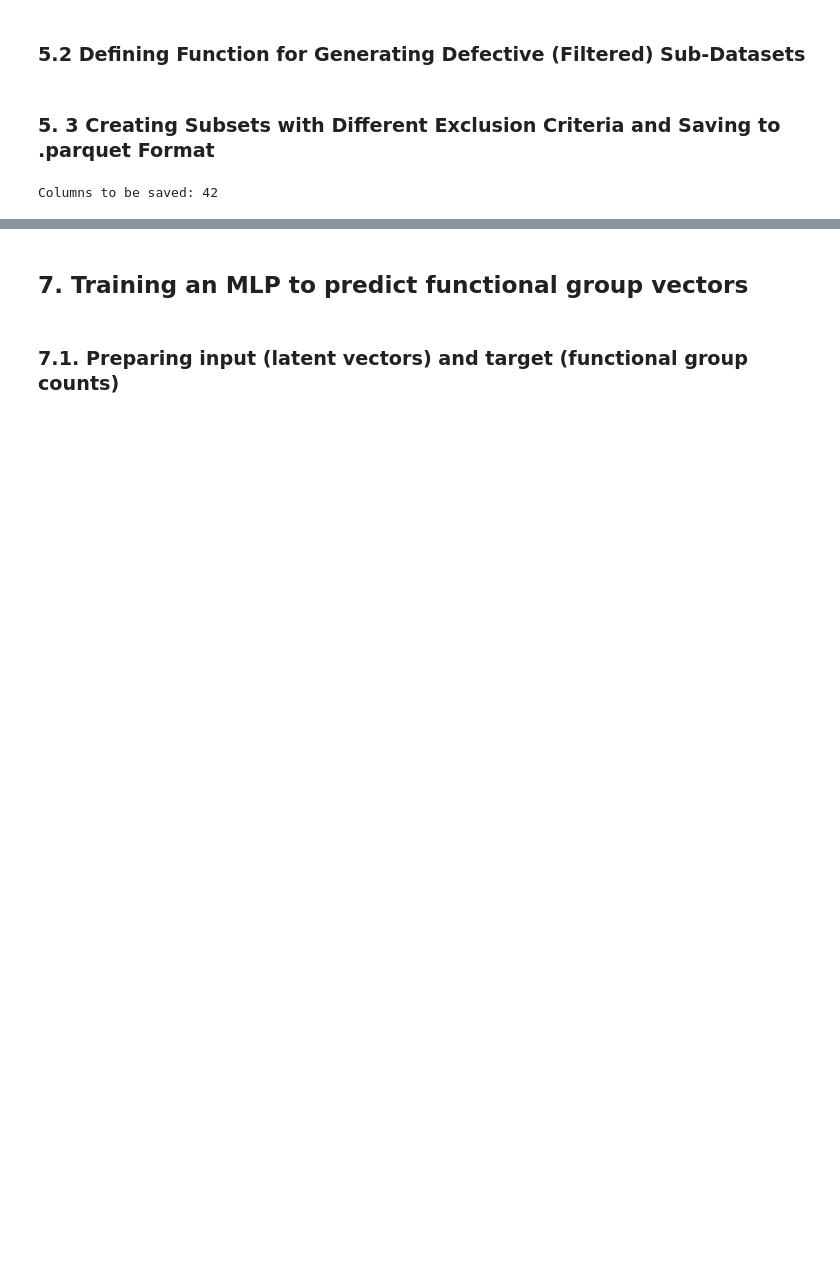
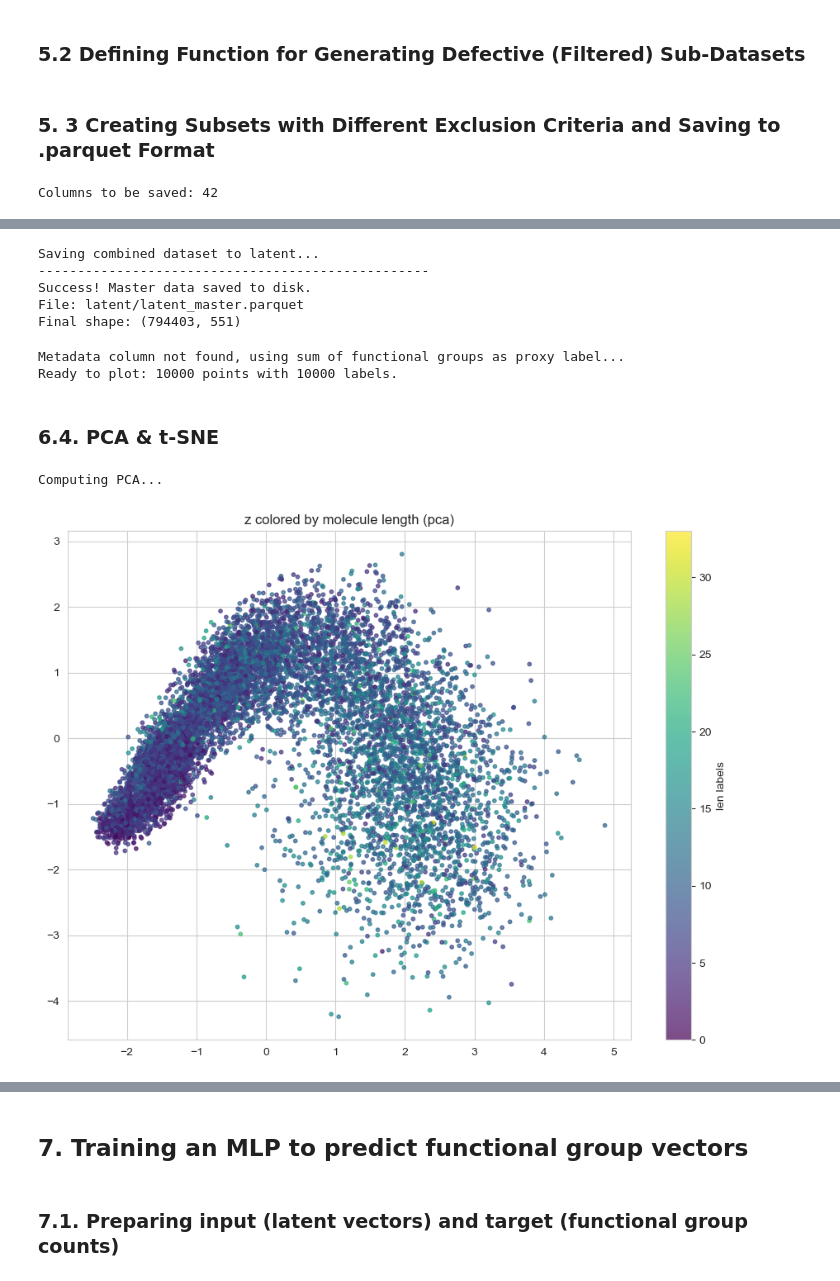
Before and after one commit to JanAndrzejewski050/Molecular-Spectro-Latent-Modeling, a Jupyter notebook: selfies_intro.ipynb, the cells around one changed output, grey strips where cells are left out. Cells and saved outputs as stored; diff of their text form; code cells hidden in the pictures; blank space fills up the shorter version.

Commit message:
add MLP functional group predictor and master dataset sync

```diff
--- a/selfies_intro.ipynb
+++ b/selfies_intro.ipynb
@@ -1535,0 +1667,79 @@ Saved: datasets/subset_nitrogen_only.parquet
+# %%
+''' Saving processed latent vectors and labels to Parquet '''
+
+if not os.path.exists(LATENT_DIR):
+    os.makedirs(LATENT_DIR)
+
+print(f"Saving combined dataset to {LATENT_DIR}...")
+
+# 1. Create DataFrame for latent vectors
+latent_cols = [f'latent_{i}' for i in range(z.shape[1])]
+df_latent = pd.DataFrame(z, columns=latent_cols)
+
+# 2. Create DataFrame for functional group labels
+# Uses names from fg_cols as column headers
+df_labels = pd.DataFrame(y_data, columns=fg_cols)
+
+# 3. Concatenate and save to disk
+master_df = pd.concat([df_labels, df_latent], axis=1)
+output_path = os.path.join(LATENT_DIR, 'latent_master.parquet')
+master_df.to_parquet(output_path, index=False)
+
+print("-" * 50)
+print(f"Success! Master data saved to disk.")
+print(f"File: {output_path}")
+print(f"Final shape: {master_df.shape}")
+# %% [output]
+Saving combined dataset to latent...
+--------------------------------------------------
+Success! Master data saved to disk.
+File: latent/latent_master.parquet
+Final shape: (794403, 551)
+# %%
+''' Sampling & Label Preparation from Master Dataframe '''
+
+# 1. Define how many points to show (10000 is optimal for t-SNE/UMAP)
+plot_samples = min(10000, len(master_df))
+
+# 2. Pick random indices from the dataframe
+idxs = np.random.choice(master_df.index, size=plot_samples, replace=False)
+sample_df = master_df.loc[idxs]
+
+# 3. Extract latent vectors as a numpy array for plotting
+latent_cols = [f'latent_{i}' for i in range(512)]
+z_sample = sample_df[latent_cols].values
+
+# 4. Extract labels for coloring (using your counting logic)
+# This assumes 'lengths' or similar metadata was saved in the parquet
+if 'lengths' in sample_df.columns:
+    len_labels = sample_df['lengths'].values
+else:
+    # If lengths are missing, we can use a proxy or specific group count
+    print("Metadata column not found, using sum of functional groups as proxy label...")
+    fg_cols_in_df = [col for col in sample_df.columns if col not in latent_cols]
+    len_labels = sample_df[fg_cols_in_df].sum(axis=1).values
+
+print(f"Ready to plot: {len(z_sample)} points with {len(len_labels)} labels.")
+# %% [output]
+Metadata column not found, using sum of functional groups as proxy label...
+Ready to plot: 10000 points with 10000 labels.
+# %% [markdown]
+### 6.4. PCA & t-SNE
+# %%
+''' PCA Visualization '''
+
+print("Computing PCA...")
+pca_z = PCA(n_components=2).fit_transform(z_sample)
+
+plt.figure(figsize=(11, 8))
+plt.scatter(pca_z[:, 0], pca_z[:, 1], c=len_labels, cmap='viridis', alpha=0.7, s=10)
+plt.title(label='z colored by molecule length (pca)')
+plt.colorbar(label='len labels')
+
+# Zapisywanie do folderu images przed plt.show()
+plt.savefig(os.path.join(IMAGE_DIR, "pca_latent_space.png"), dpi=300, bbox_inches='tight')
+
+plt.show()
+# %% [output]
+Computing PCA...
+[figure, added]
```
Also changed, not shown: parts of 58 cells of this notebook, 3 other files.
